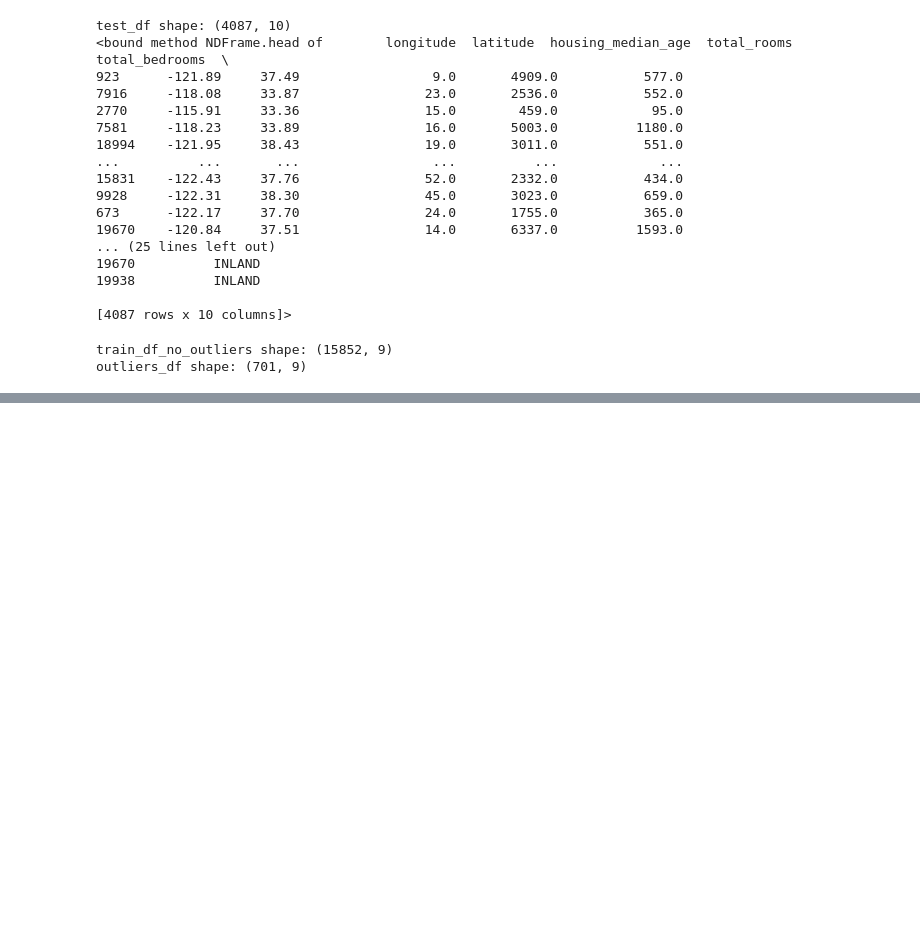
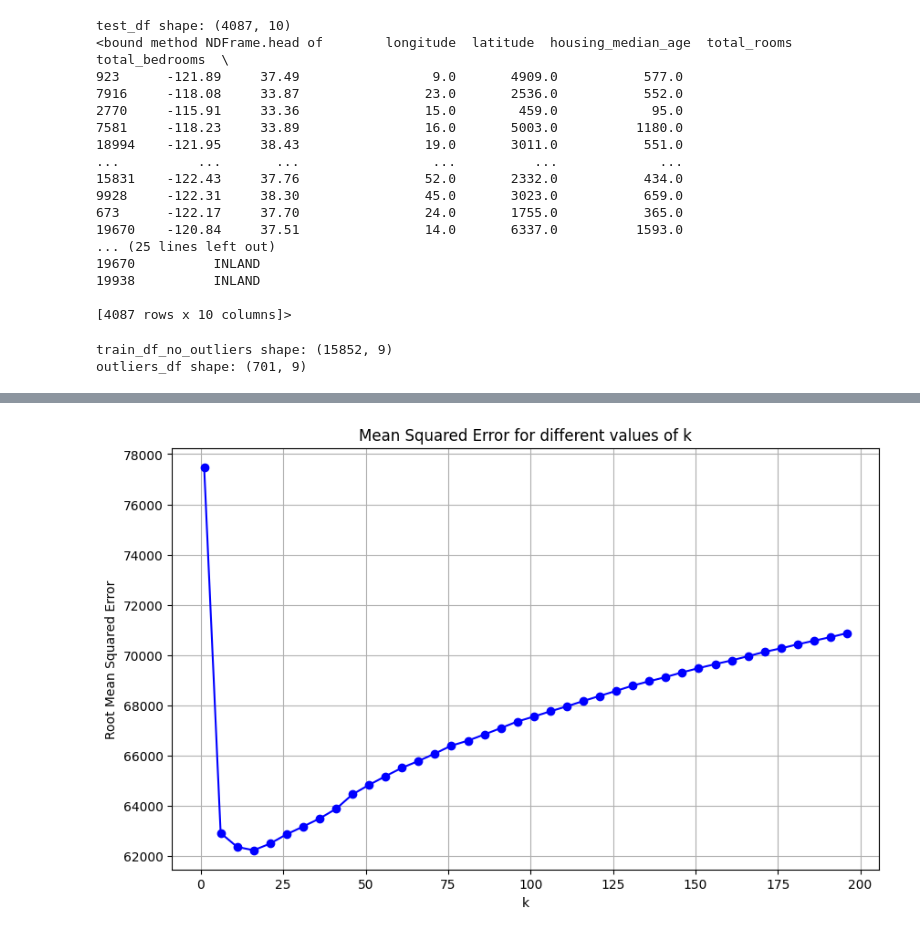
Before and after one commit to rcn255/ml-ex2, a Jupyter notebook: janick/housing.ipynb, the cells around one changed output, grey strips where cells are left out. Saved outputs shown, nothing was run; the diff lists cells and outputs as text; code cells hidden in the pictures; blank space fills up the shorter version.

```diff
--- a/janick/housing.ipynb
+++ b/janick/housing.ipynb
@@ -279,0 +371,13 @@ i: 4086, actual: 104200.0, pred: 105219.73858702347
+# %%
+# Create a list to store MSE for each k
+mse_values = []
+
+# Loop over k values from 1 to 200
+for k in range(1, 201, 5):
+    model = KNeighborsRegressor(n_neighbors=k)
+    model.fit(X_normalized, y)
+    pred = model.predict(X_test_normalized)
+    mse = mean_squared_error(y_test, pred, squared=False)
+    mse_values.append(mse)
+# %% [output]
+[figure, added]
```
Also changed, not shown: parts of 16 cells of this notebook, 2 other files.
